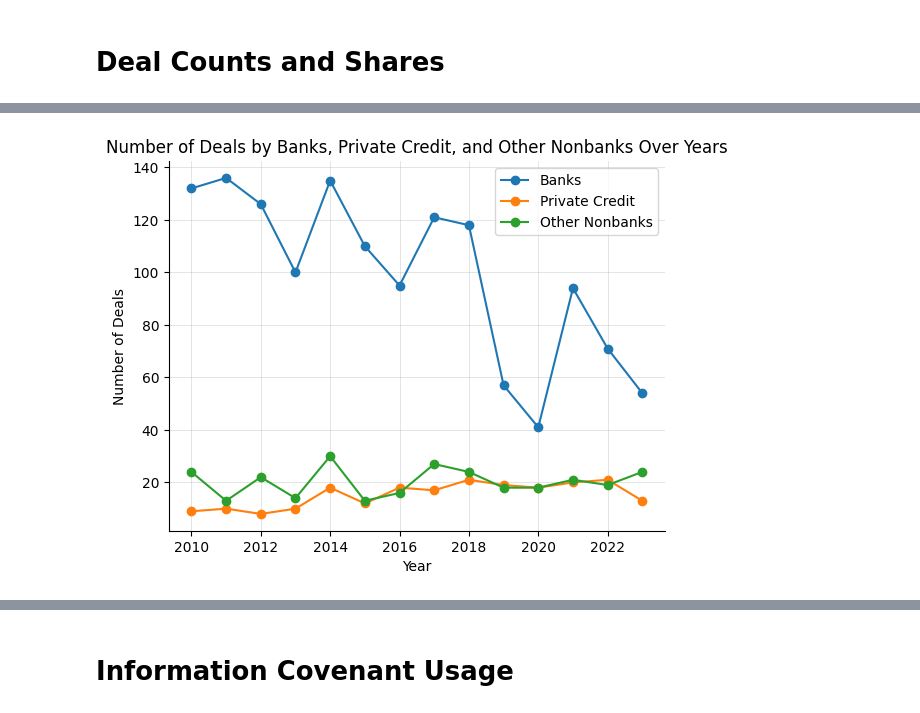
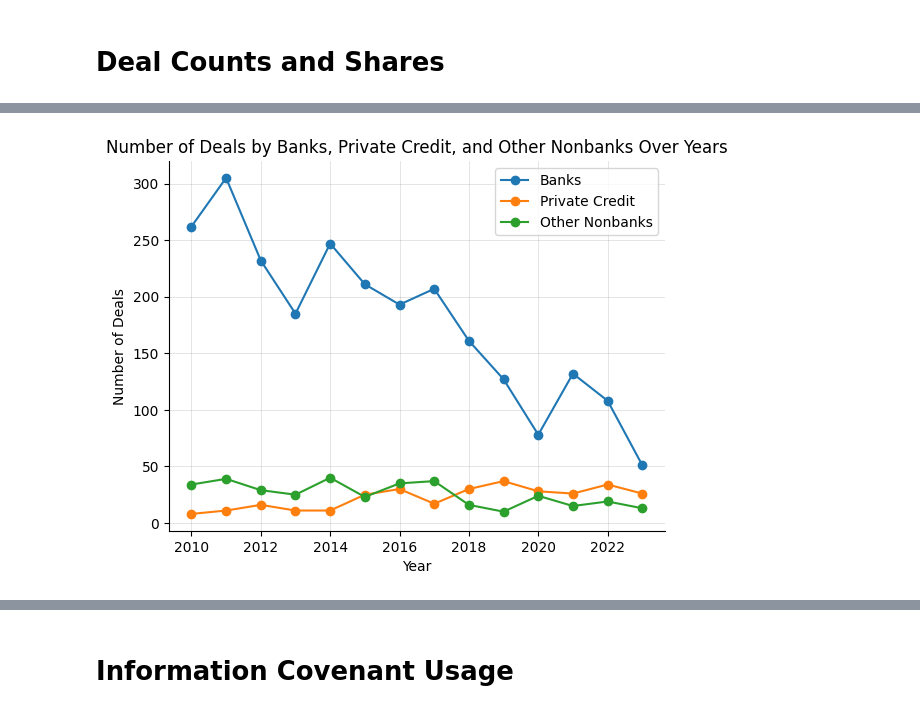
Before and after one commit to zirui-song/direct-lending, a Jupyter notebook: Analyze_Merged_Covenants.ipynb, the cells around one changed output, grey strips where cells are left out. Cells and saved outputs as stored; diff of their text form; code cells hidden in the pictures.

```diff
--- a/Analyze_Merged_Covenants.ipynb
+++ b/Analyze_Merged_Covenants.ipynb
@@ -46,37 +46,37 @@ plt.savefig(f"{fig_dir}/dealcounts_by_year.png", dpi=300, bbox_inches='tight')
 # %%
 # Filter data for banks, private credit lenders, and other nonbanks
-banks = data[data['lender_is_nonbank'] == 0]
-private_credit = data[data['lender_is_private_credit'] == 1]
-other_nonbanks = data[data['lender_is_other_nonbank'] == 1]
+banks = data[data['nonbank_lender'] == 0]
+private_credit = data[data['private_credit_lender'] == 1]
+other_nonbanks = data[data['other_nonbank_lender'] == 1]
 
 # Group by year and count the number of deals for each group
 deals_by_year_banks = banks.groupby('year').size()
 deals_by_year_private_credit = private_credit.groupby('year').size()
 deals_by_year_other_nonbanks = other_nonbanks.groupby('year').size()
 
 # Create a DataFrame to hold the counts
 deals_by_year_combined = pd.DataFrame({
     'Banks': deals_by_year_banks,
     'Private Credit': deals_by_year_private_credit,
     'Other Nonbanks': deals_by_year_other_nonbanks
 })
 
 # Plot the data
 deals_by_year_combined.plot(kind='line', marker='o')
 plt.xlabel('Year')
 plt.ylabel('Number of Deals')
 plt.title('Number of Deals by Banks, Private Credit, and Other Nonbanks Over Years')
 plt.legend(['Banks', 'Private Credit', 'Other Nonbanks'])
 plt.grid(True, color='gray', linestyle='-', linewidth=0.5, alpha=0.3)  # Enable grid with lighter shade
 
 # Remove the boxes around the plot
 plt.gca().spines['top'].set_visible(False)
 plt.gca().spines['right'].set_visible(False)
 
 # Save to fig_dir as png
 plt.savefig(f"{fig_dir}/dealcounts_by_lender_type.png", dpi=300, bbox_inches='tight')
 # %% [output]
-[figure, old version]
+[figure, new version]
 # %%
 # Calculate the 3-year moving average of the share of deals by nonbanks
 # Calculate the share of deals by nonbanks
```
Also changed, not shown: parts of 11 cells of this notebook, 5 other files.
